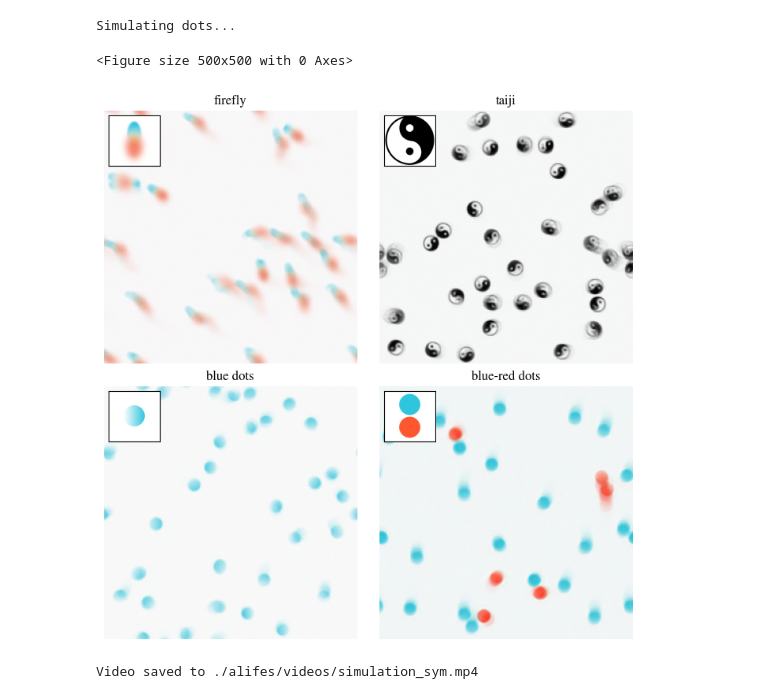
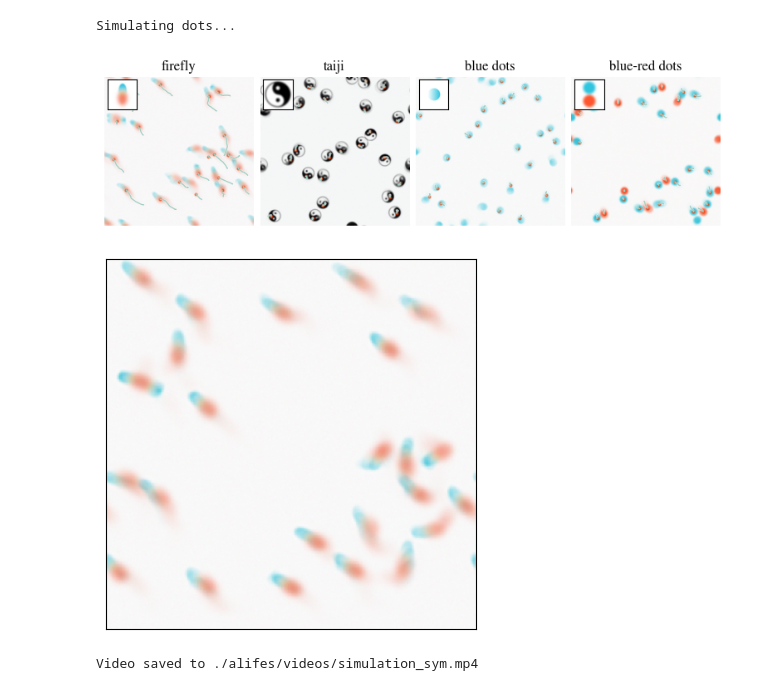
Before and after one commit to Zhangyanbo/pattern_to_dynamics, a Jupyter notebook: 2D_continous/training_free_alifes.ipynb, the cells around one changed output. Drawn from its saved outputs; the diff is of its cells as text; code cells hidden in the pictures.

Commit message:
add trace tracking to alife plot

```diff
--- a/2D_continous/training_free_alifes.ipynb
+++ b/2D_continous/training_free_alifes.ipynb
@@ -50,3 +74,5 @@ Simulating dots...
+# %%
+results = torch.load('./alifes/data/sim_results.pt')
 # %%
 import matplotlib.pyplot as plt
 import numpy as np
@@ -106,35 +155,72 @@ def plot_ema_frame(sim_results, eta=0.99, frame_idx=0,
 
     return ax
+# %%
+def ema_movie(sim_result, eta=0.99):
+    x = sim_result[0]
+    traj = []
+    for frame in sim_result:
+        x = x * eta + frame * (1 - eta)
+        traj.append(x)
+    return torch.stack(traj, dim=0)
 # %%
-plt.figure(figsize=(5, 5))
-fig, axes = plt.subplots(2, 2, figsize=(7, 7), constrained_layout=True)
+from tracker import BlobTracker
+
+fig, axes = plt.subplots(1, 4, figsize=(7.5, 3), constrained_layout=True)
 
 plot_parameters = {
     'sym':   {'eta': 0.99,  'frame_idx': 1500, 'title': 'firefly'},
     'taiji': {'eta': 0.99,  'frame_idx': 500,  'title': 'taiji'},
     'dot':   {'eta': 0.99, 'frame_idx': 500, 'title': 'blue dots'},
     'dots':  {'eta': 0.99,  'frame_idx': 1000,  'title': 'blue-red dots'}
 }
 
+tracker = BlobTracker(
+    blur_sigma=2.0,
+    min_area=16,
+    max_area=128,
+    min_dist=8,
+    max_move=16,
+    max_miss=128
+)
+
 for i, (name, params) in enumerate(plot_parameters.items()):
-    r, c = divmod(i, 2)
-    ax = axes[r, c]
+    r, c = divmod(i, 4)
+    try:
+        ax = axes[r, c]
+    except:
+        ax = axes[i]
+
+    frame = ema_movie(results[name][params['frame_idx']-450:params['frame_idx']], eta=params['eta'])
+    traj_list = tracker.track(frame)
     plot_ema_frame(
         results[name],
         eta=params['eta'],
         frame_idx=params['frame_idx'],
         ax=ax,
+        traj=traj_list,
         insert_img=f'./alifes/images/{name}.png',
         overlay_size=0.2,
         corner="upper left", pad=0.02,
         overlay_alpha=1.0
     )
     ax.set_title(params['title'])
 
+plt.savefig('./alifes/figures/alifes.pdf', bbox_inches='tight')
 plt.show()
 # %% [output]
-<Figure size 500x500 with 0 Axes>
-[figure, old version]
+[figure, new version]
+# %%
+plot_ema_frame(
+        results['sym'],
+        eta=params['eta'],
+        frame_idx=params['frame_idx'],
+    )
+plt.axis('on')
+plt.xticks([]); plt.yticks([])
+plt.savefig('../cover/sym_recovered.pdf', bbox_inches='tight')
+plt.show()
+# %% [output]
+[figure, added]
 # %%
 import os
 import cv2
```
Also changed, not shown: parts of 3 cells of this notebook, 1 other file.
